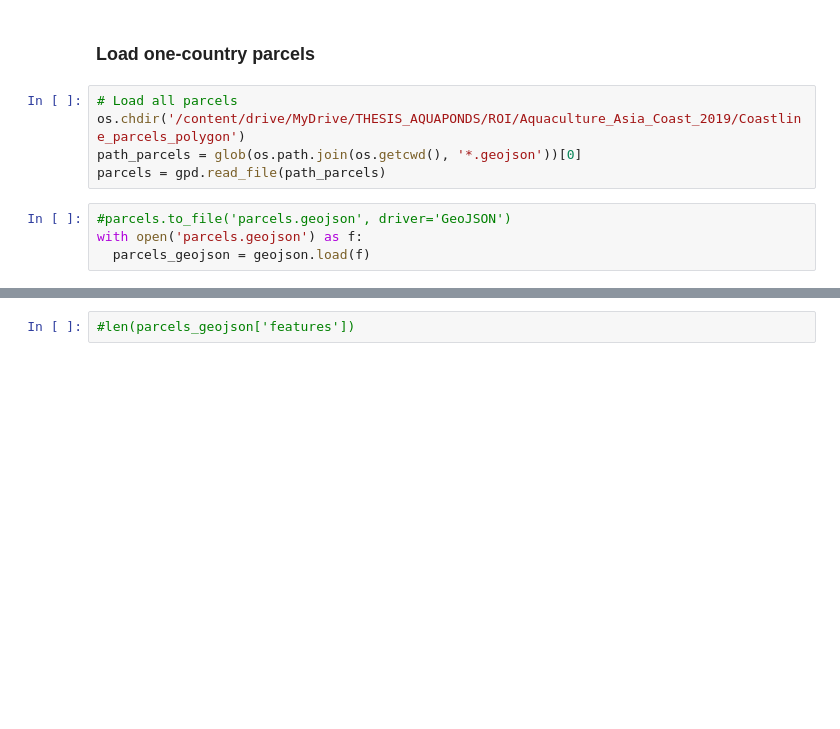
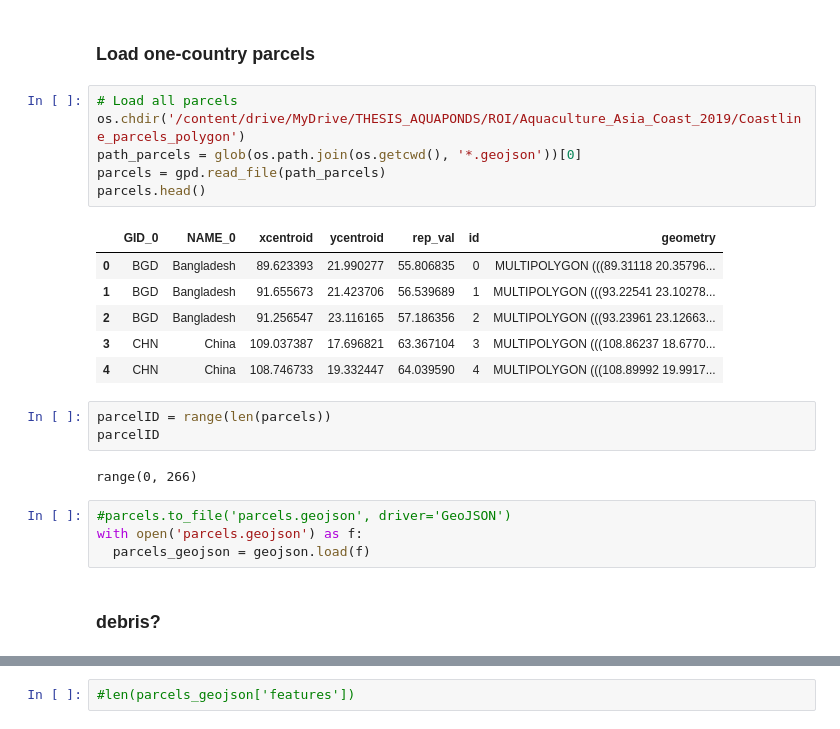
Before and after one commit to Shirobakaidou/Aquaponds, a Jupyter notebook: 04_export_waterMask+dataCoverage.ipynb, the cells around one changed output, grey strips where cells are left out. Drawn from its saved outputs; the diff is of its cells as text; blank space fills up the shorter version.

```diff
--- a/04_export_waterMask+dataCoverage.ipynb
+++ b/04_export_waterMask+dataCoverage.ipynb
@@ -171,9 +156,24 @@ def thresholding2(image):
 # %%
 # Load all parcels
 os.chdir('/content/drive/MyDrive/THESIS_AQUAPONDS/ROI/Aquaculture_Asia_Coast_2019/Coastline_parcels_polygon')
 path_parcels = glob(os.path.join(os.getcwd(), '*.geojson'))[0]
 parcels = gpd.read_file(path_parcels)
+parcels.head()
+# %% [output]
+|  | GID_0 | NAME_0 | xcentroid | ycentroid | rep_val | id | geometry |
+| 0 | BGD | Bangladesh | 89.623393 | 21.990277 | 55.806835 | 0 | MULTIPOLYGON (((89.31118 20.35796... |
+| 1 | BGD | Bangladesh | 91.655673 | 21.423706 | 56.539689 | 1 | MULTIPOLYGON (((93.22541 23.10278... |
+| 2 | BGD | Bangladesh | 91.256547 | 23.116165 | 57.186356 | 2 | MULTIPOLYGON (((93.23961 23.12663... |
+| 3 | CHN | China | 109.037387 | 17.696821 | 63.367104 | 3 | MULTIPOLYGON (((108.86237 18.6770... |
+| 4 | CHN | China | 108.746733 | 19.332447 | 64.039590 | 4 | MULTIPOLYGON (((108.89992 19.9917... |
+# %%
+parcelID = range(len(parcels))
+parcelID
+# %% [output]
+range(0, 266)
 # %%
 #parcels.to_file('parcels.geojson', driver='GeoJSON')
 with open('parcels.geojson') as f:
   parcels_geojson = geojson.load(f)
+# %% [markdown]
+### debris?
```
Also changed, not shown: parts of 38 cells of this notebook.
